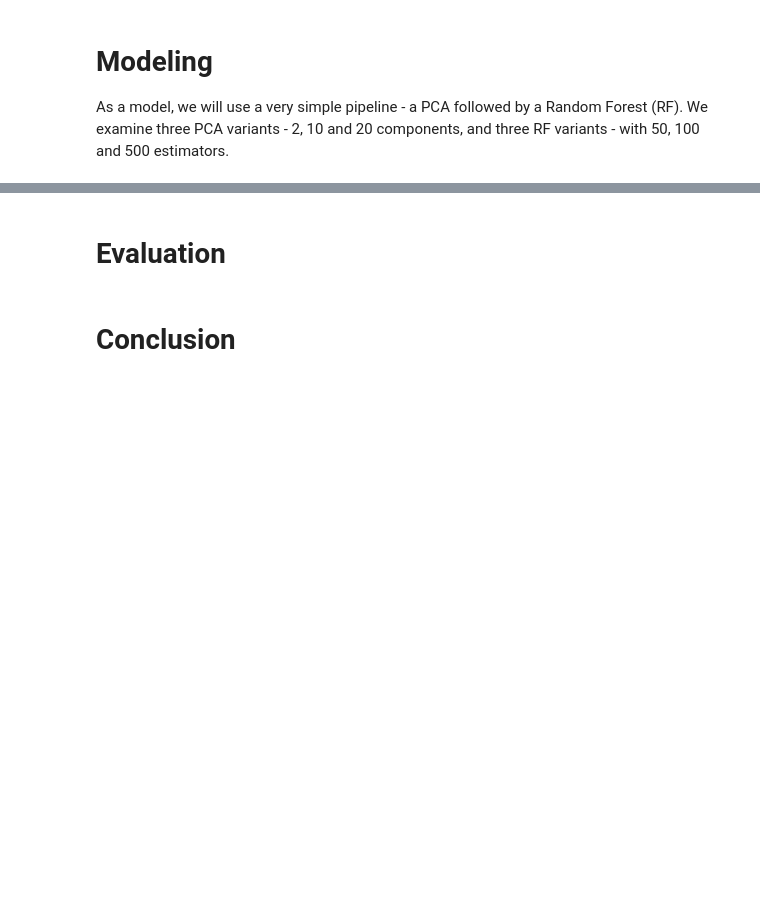
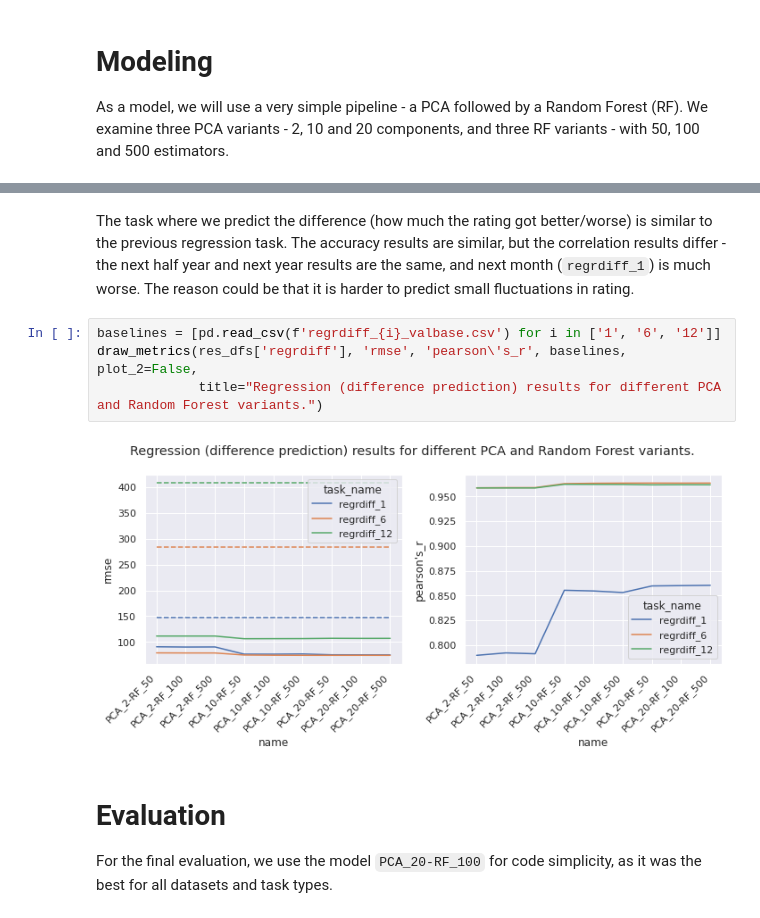
Before and after one commit to gabikadlecova/ds_report, a Jupyter notebook: report_final.ipynb, the cells around one changed output, grey strips where cells are left out. Drawn from its saved outputs; the diff is of its cells as text; blank space fills up the shorter version.

```diff
--- a/report_final.ipynb
+++ b/report_final.ipynb
@@ -538,4 +586,12 @@ KeyboardInterrupt:
+# %% [markdown]
+The task where we predict the difference (how much the rating got better/worse) is similar to the previous regression task. The accuracy results are similar, but the correlation results differ - the next half year and next year results are the same, and next month (`regrdiff_1`) is much worse. The reason could be that it is harder to predict small fluctuations in rating.
+# %%
+baselines = [pd.read_csv(f'regrdiff_{i}_valbase.csv') for i in ['1', '6', '12']]
+draw_metrics(res_dfs['regrdiff'], 'rmse', 'pearson\'s_r', baselines, plot_2=False,
+             title="Regression (difference prediction) results for different PCA and Random Forest variants.")
+# %% [output]
+[figure, added]
 # %% [markdown]
 # Evaluation<a id='eval'></a>
+
+For the final evaluation, we use the model `PCA_20-RF_100` for code simplicity, as it was the best for all datasets and task types.
-# %% [markdown]
-# Conclusion<a id='concl'></a>
```
Also changed, not shown: parts of 27 cells of this notebook, 1 other file.
